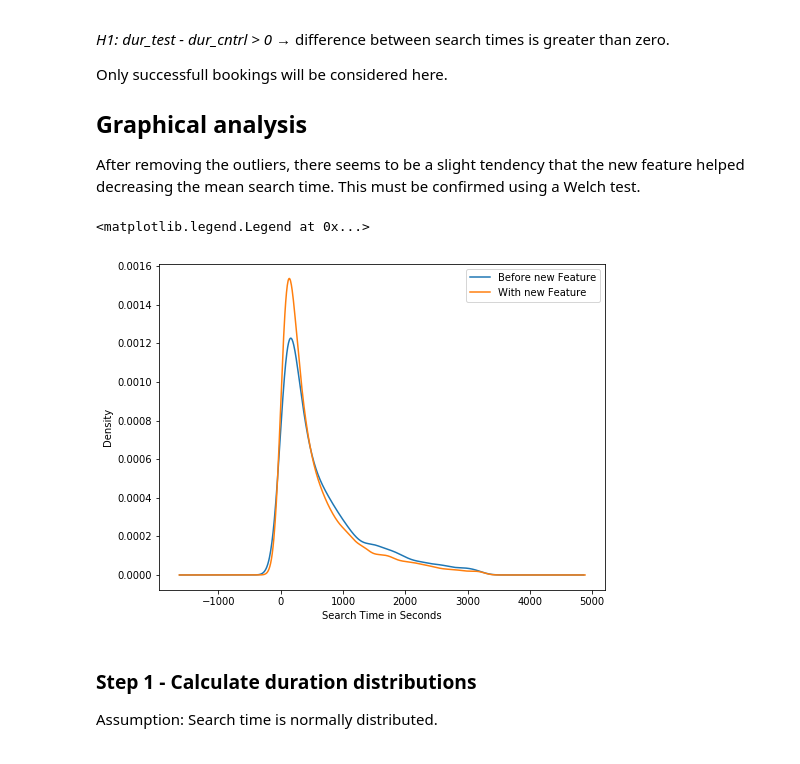
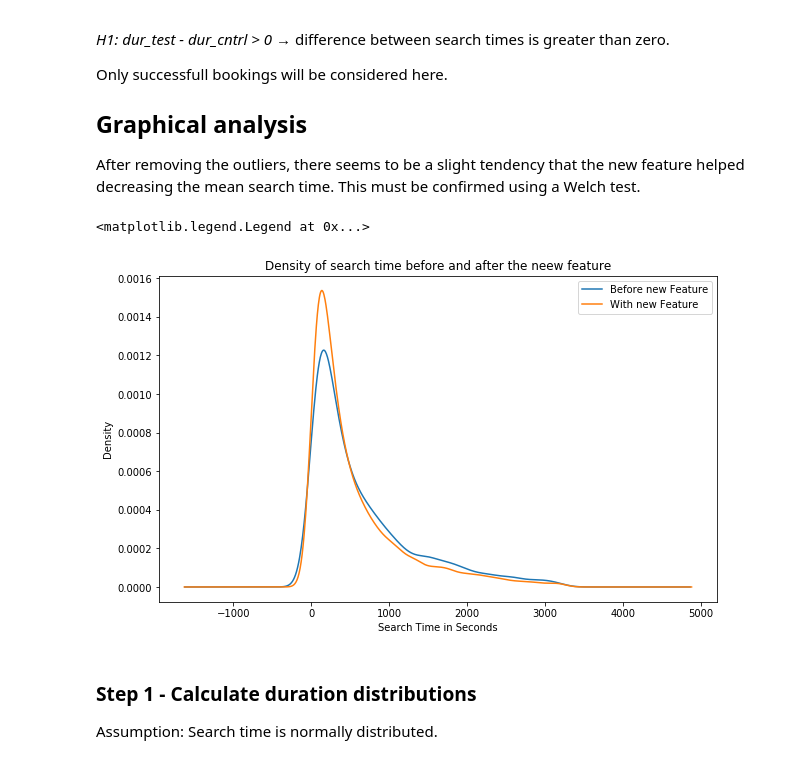
Before and after one commit to denmei/data-science-projects, a Jupyter notebook: AB-Test/AB-Test-Nb.ipynb, the cells around one changed output. Cells and saved outputs as stored; diff of their text form; code cells hidden in the pictures.

```diff
--- a/AB-Test/AB-Test-Nb.ipynb
+++ b/AB-Test/AB-Test-Nb.ipynb
@@ -396,24 +396,25 @@ Only successfull bookings will be considered here.
 ## Graphical analysis
 After removing the outliers, there seems to be a slight tendency that the new feature helped decreasing the mean search time. This must be confirmed using a Welch test.
 # %%
-fig, ax = plt.subplots(figsize=(8,6))
+fig, ax = plt.subplots(figsize=(10,6))
 labels = list()
 search_times = bookings[bookings['confirmed'] == True]
 q = search_times['search_time'].quantile(0.98)
 search_times = search_times[search_times['search_time'] < q]
 
 for label, df in search_times[['feature_available', 'search_time']].groupby('feature_available'):
     if(label):
         l = "With new Feature"
     else:
         l = "Before new Feature"
     df['search_time'].plot(kind="kde", ax=ax, label=l)
 
 ax.set_xlabel('Search Time in Seconds')
+ax.set_title("Density of search time before and after the neew feature")
 plt.legend()
 # %% [output]
 <matplotlib.legend.Legend at 0x...>
-[figure, old version]
+[figure, new version]
 # %% [markdown]
 ### Step 1 - Calculate duration distributions
 Assumption: Search time is normally distributed.
```
Also changed, not shown: parts of 6 cells of this notebook.
